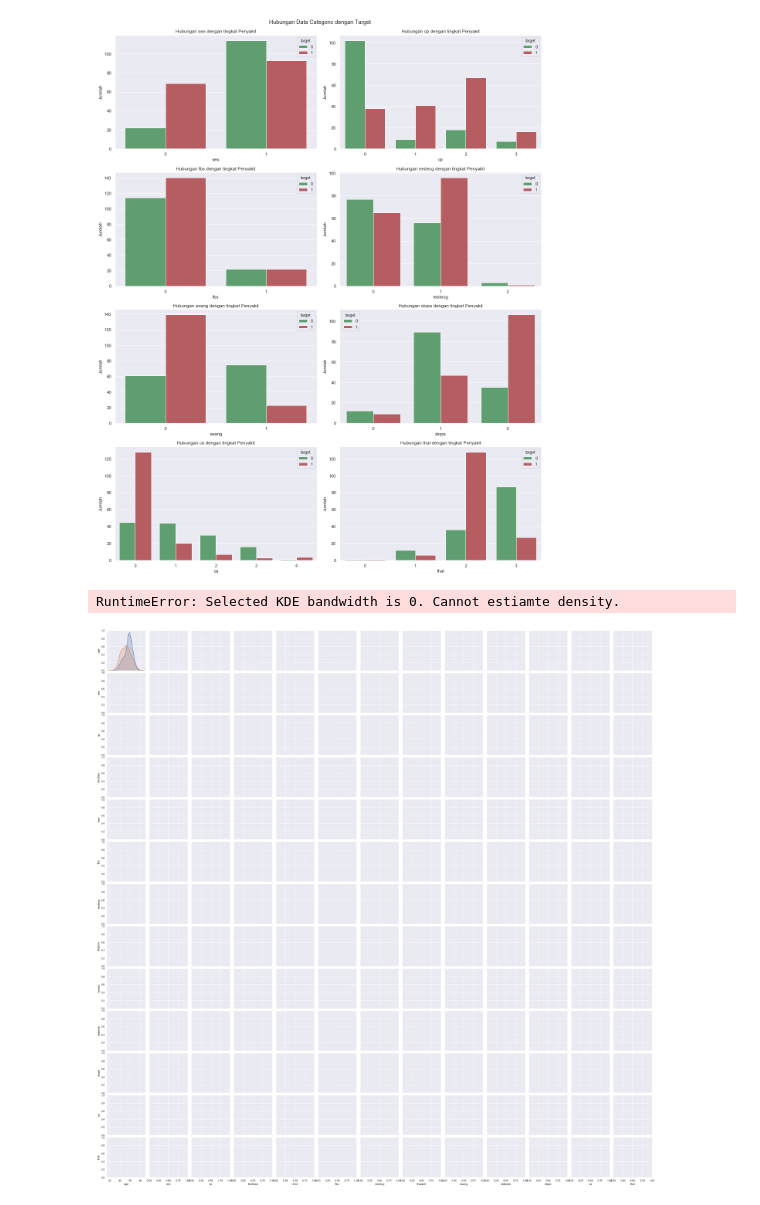
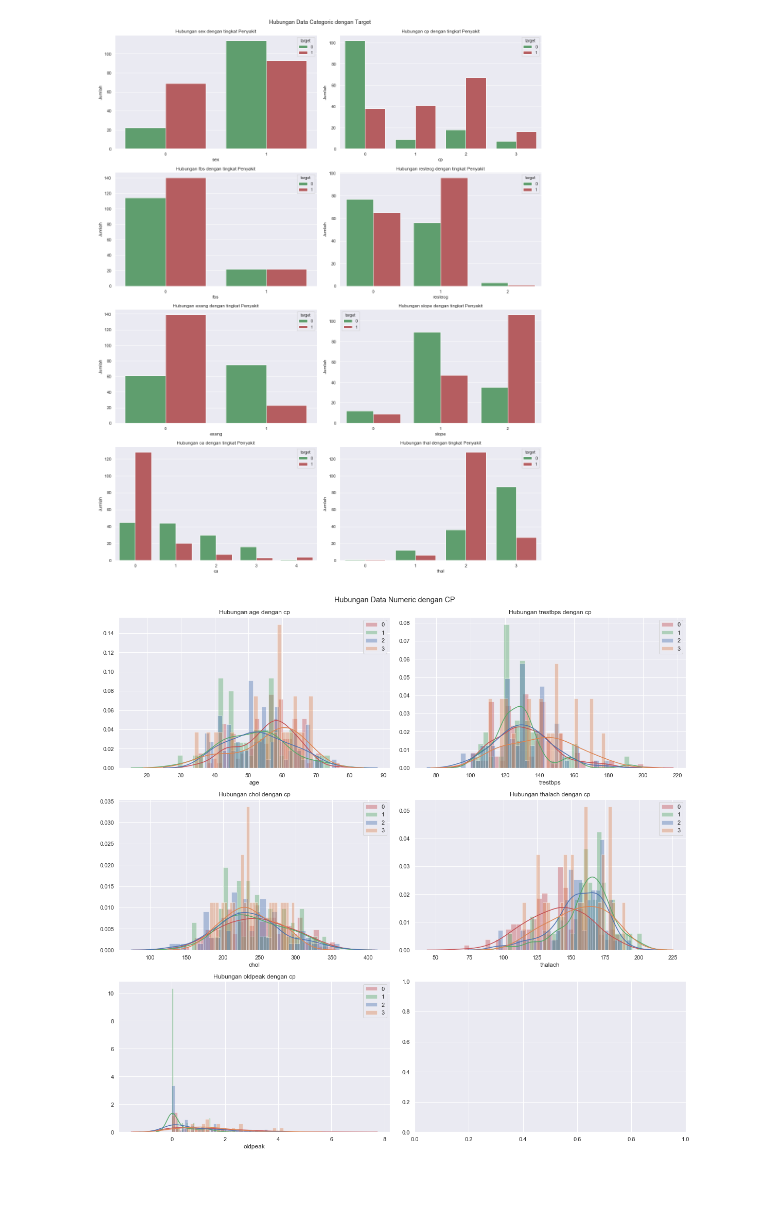
Before and after one commit to rshby/skripsi, a Jupyter notebook: Codingan/coba_Prediction_with_XgBoost.ipynb, the cells around one changed output. Cells and saved outputs as stored; diff of their text form; code cells hidden in the pictures.

```diff
--- a/Codingan/coba_Prediction_with_XgBoost.ipynb
+++ b/Codingan/coba_Prediction_with_XgBoost.ipynb
@@ -194,8 +194,18 @@ for kolom, ax in zip(cat_cols, axes.flatten()):
 plt.show()
 # %% [output]
 [figure]
-# %%
-sns.pairplot(df,hue="target")
-# %% [output]
-RuntimeError: Selected KDE bandwidth is 0. Cannot estiamte density.
-[figure, removed]
+# %%
+num_cols = ["age", "trestbps", "chol", "thalach", "oldpeak"]
+fig, axes = plt.subplots(ncols=2, nrows=3, constrained_layout=True, figsize=(16, 15))
+fig.suptitle("Hubungan Data Numeric dengan CP")
+for kolom, ax in zip(num_cols, axes.flatten()):
+    _ = ax.set_title(f"Hubungan {kolom} dengan cp")
+    _ = sns.distplot(df[kolom][df["cp"] == 0], bins=30, color="r", label="0", ax=ax)
+    _ = sns.distplot(df[kolom][df["cp"] == 1], bins=30, color="g", label="1", ax=ax)
+    _ = sns.distplot(df[kolom][df["cp"] == 2], bins=30, label="2", ax=ax)
+    _ = sns.distplot(df[kolom][df["cp"] == 3], bins=30, label="3", ax=ax)
+    _ = ax.legend()
+
+plt.show()
+# %% [output]
+[figure, added]
```
Also changed, not shown: parts of 2 cells of this notebook.
